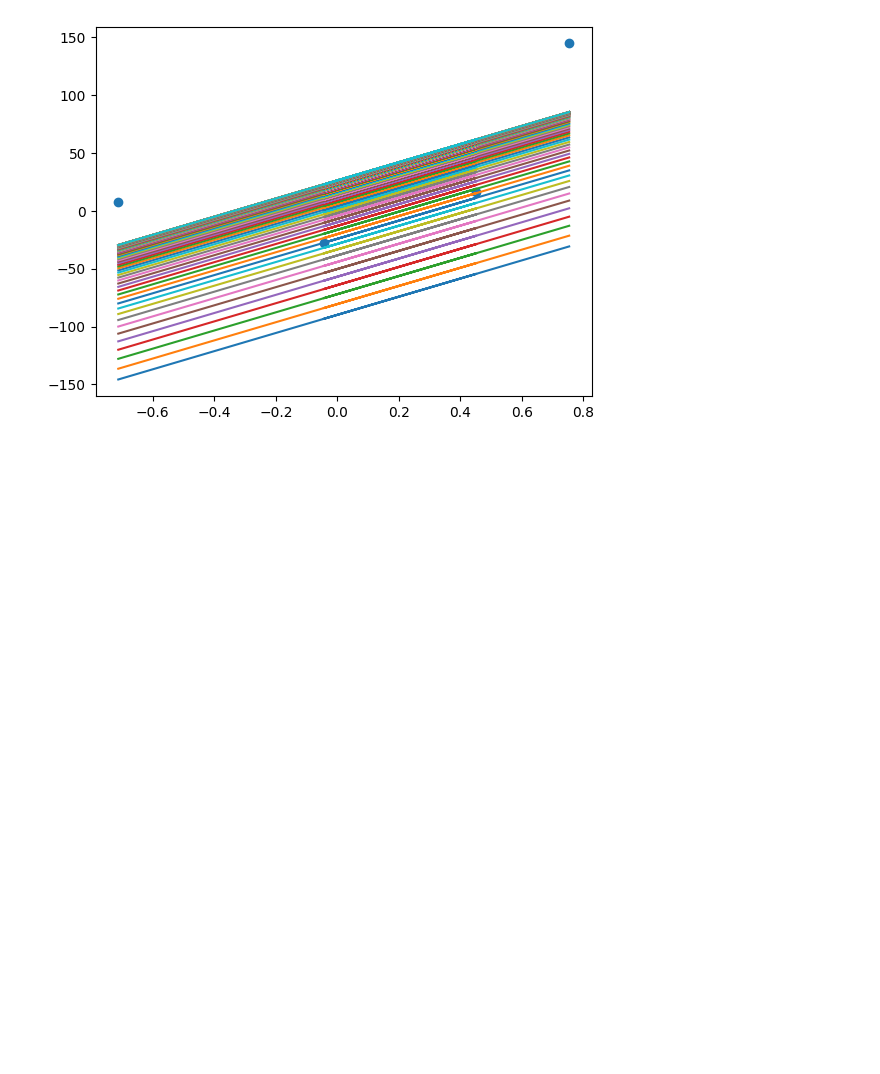
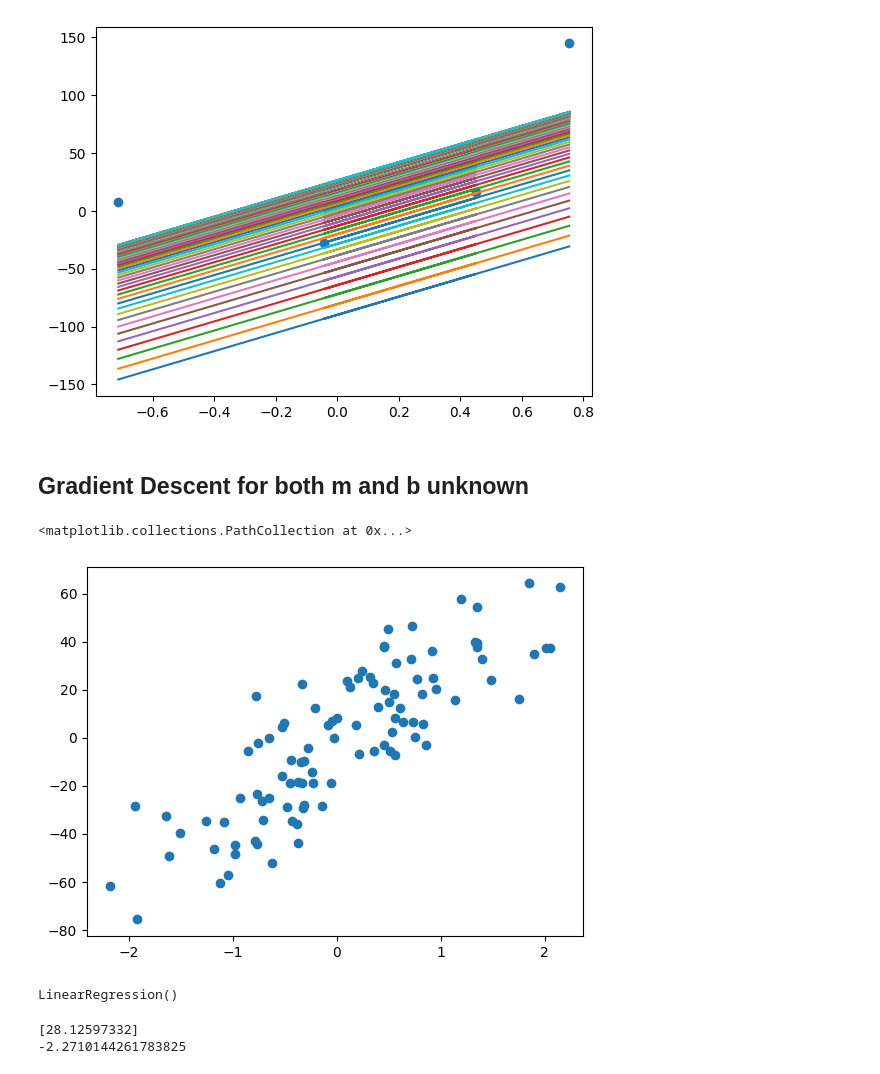
Before and after one commit to anshulkansal121/Python-Programming, a Jupyter notebook: Machine Learning/Linear Regression/Gradient Descent - Code From scratch.ipynb, the cells around one changed output. Saved outputs shown, nothing was run; the diff lists cells and outputs as text; code cells hidden in the pictures; blank space fills up the shorter version.

```diff
--- a/Machine Learning/Linear Regression/Gradient Descent - Code From scratch.ipynb
+++ b/Machine Learning/Linear Regression/Gradient Descent - Code From scratch.ipynb
@@ -56,3 +56,5 @@ plt.scatter(X,y)
 # %% [output]
 <matplotlib.collections.PathCollection at 0x...>
 [figure]
+# %% [markdown]
+## Gradient Descent for both m and b unknown
@@ -58,0 +65,6 @@ plt.scatter(X,y)
+# %%
+X,y = make_regression(n_samples=100,n_features=1,n_informative=1,n_targets=1,noise=20,random_state=13)
+plt.scatter(X,y)
+# %% [output]
+<matplotlib.collections.PathCollection at 0x...>
+[figure, added]
@@ -58,0 +74,12 @@ plt.scatter(X,y)
+# %%
+from sklearn.linear_model import LinearRegression
+lr = LinearRegression()
+lr.fit(X_train,y_train)
+# %% [output]
+LinearRegression()
+# %%
+print(lr.coef_)
+print(lr.intercept_)
+# %% [output]
+[28.12597332]
+-2.2710144261783825
```
Also changed, not shown: parts of 5 cells of this notebook.
